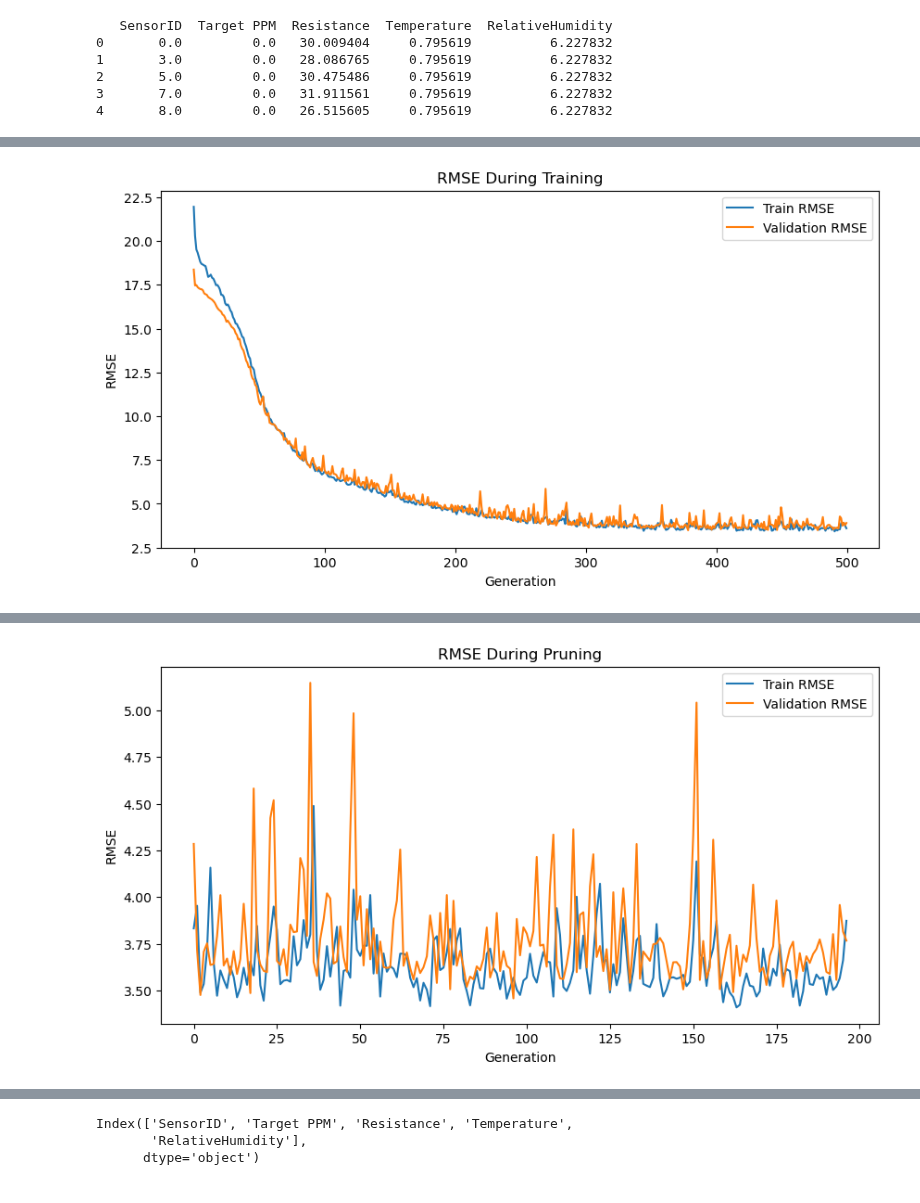
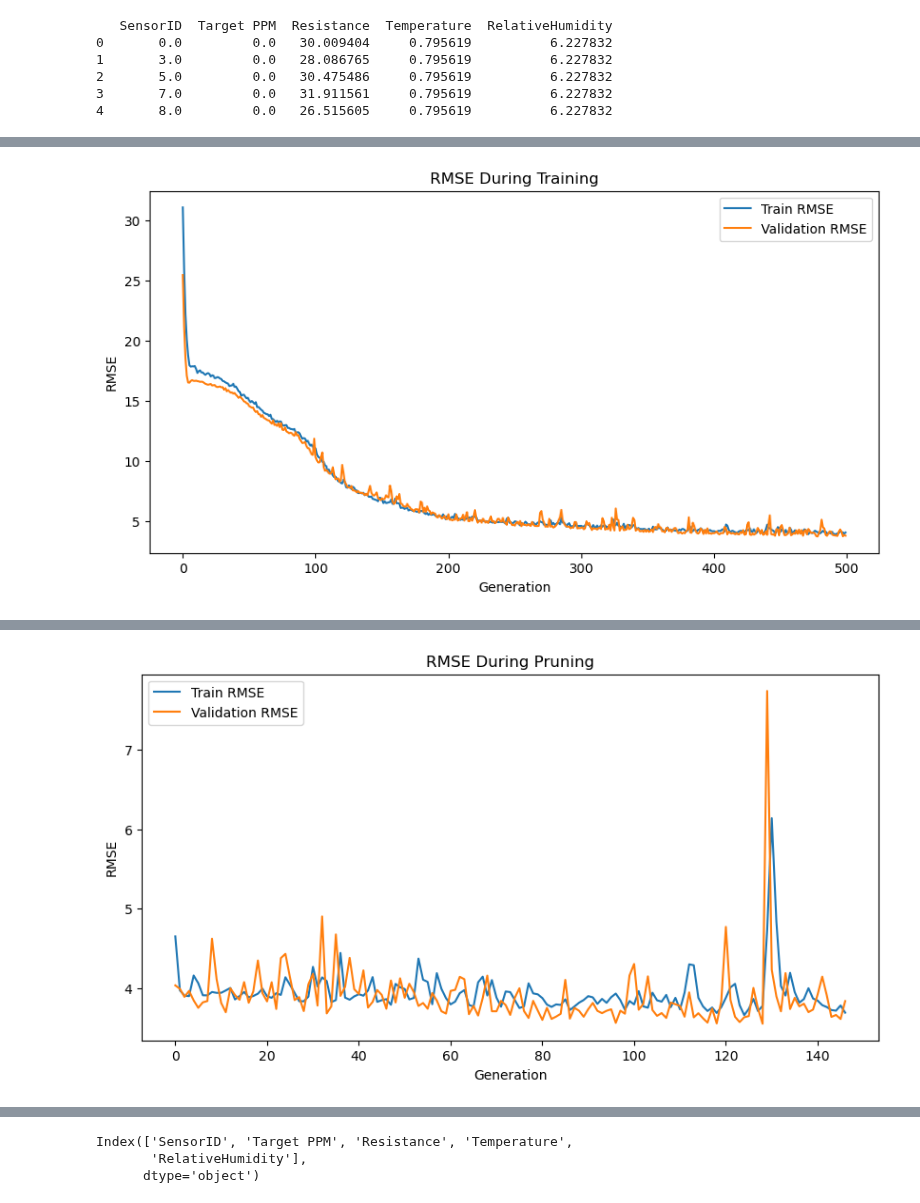
Before and after one commit to Coopsims/MethaneDataScience, a Jupyter notebook: Ben's Analysis/Neural Network Optimization.ipynb, the cells around one changed output, grey strips where cells are left out. Drawn from its saved outputs; the diff is of its cells as text; code cells hidden in the pictures.

```diff
--- a/Ben's Analysis/Neural Network Optimization.ipynb
+++ b/Ben's Analysis/Neural Network Optimization.ipynb
@@ -162,7 +165,7 @@ plt.show()
 import random
 from keras.src.losses import mean_squared_error
 
-activation_functions = ['relu', 'sigmoid', 'elu', 'selu', 'swish', 'linear', 'softmax', 'softplus']
+activation_functions = ['relu', 'sigmoid', 'elu', 'selu', 'swish', 'linear']
 
 best_activation = None
 lowest_mse = float('inf')
@@ -183,7 +186,7 @@ for _ in tqdm(range(n), desc='BaseNum Loop'):
     rmse_list = []
 
     early_stopping = EarlyStopping(monitor='val_loss', patience=50, restore_best_weights=True)
-    for _ in range(int(n/2)):
+    for _ in range(int(n/4)):
         # Create and train the model
         with tf.device('/GPU:0'):
     #regular model training
@@ -228,7 +220,7 @@ baseNum = 4
 # Define your original model with regularization
 def build_model(input_shape, regularization_factor=0.01):
     model = tf.keras.Sequential([
-        tf.keras.layers.Dense(baseNum*2, activation='elu', kernel_regularizer=regularizers.l2(regularization_factor), input_shape=input_shape),
+        tf.keras.layers.Dense(baseNum*2, activation='relu', kernel_regularizer=regularizers.l2(regularization_factor), input_shape=input_shape),
         tf.keras.layers.Dense(baseNum*4, activation='elu', kernel_regularizer=regularizers.l2(regularization_factor)),
         tf.keras.layers.Dense(baseNum*4, activation='elu', kernel_regularizer=regularizers.l2(regularization_factor)),
         tf.keras.layers.Dense(baseNum*2, activation='linear', kernel_regularizer=regularizers.l2(regularization_factor)),
@@ -238,7 +230,7 @@ def build_model(input_shape, regularization_factor=0.01):
     return model
 
 # Early stopping callback
-early_stopping = EarlyStopping(monitor='val_loss', patience=100, restore_best_weights=True)
+early_stopping = EarlyStopping(monitor='val_loss', patience=50, restore_best_weights=True)
 
 with tf.device('/GPU:0'):
     #regular model training
@@ -270,7 +262,7 @@ with tf.device('/GPU:0'):
     # Pruning model. use the final_sparsity to trim the model. 0.5 means 50% of the nodes get trimmed, 0.9 means 90% of the nodes get trimmed. typically 0.6 is a good starting point for this when using large models
     pruning_params = {
         'pruning_schedule': sparsity.PolynomialDecay(initial_sparsity=0.0,
-                                                    final_sparsity=0.0,
+                                                    final_sparsity=0.4,
                                                     begin_step=len(x_train) // 50 * 10,
                                                     end_step=len(x_train) // 50 * 500)
     }
@@ -336,2 +328,2 @@ Test RMSE: 2.8165910243988037
-[figure, old version]
+[figure, new version]
 Epoch 1/200
@@ -354,3 +346,3 @@ Test RMSE: 3.532419204711914
-[figure, old version]
+[figure, new version]
 # %%
 # Used to save the model
```
Also changed, not shown: parts of 13 cells of this notebook, 5 other files.
